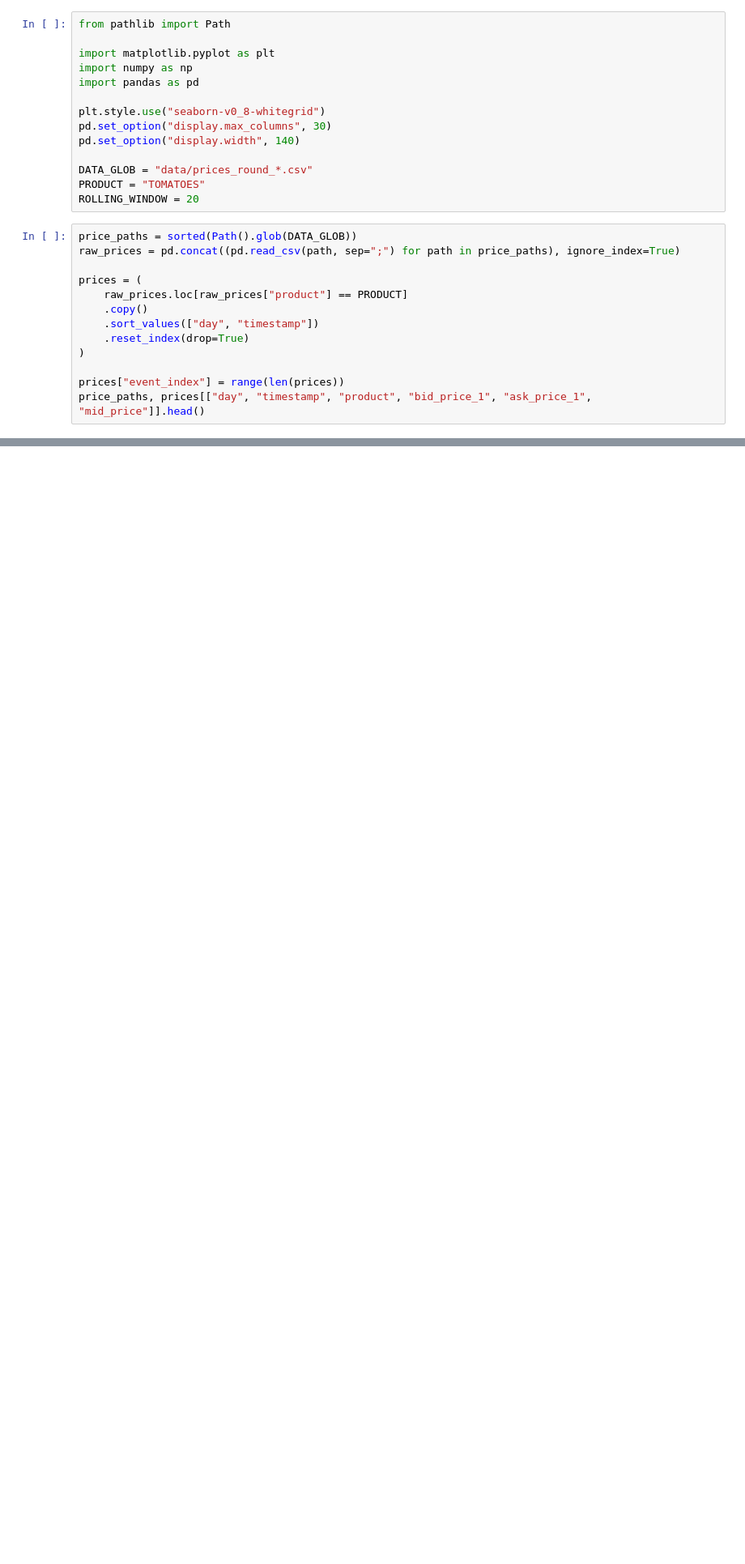
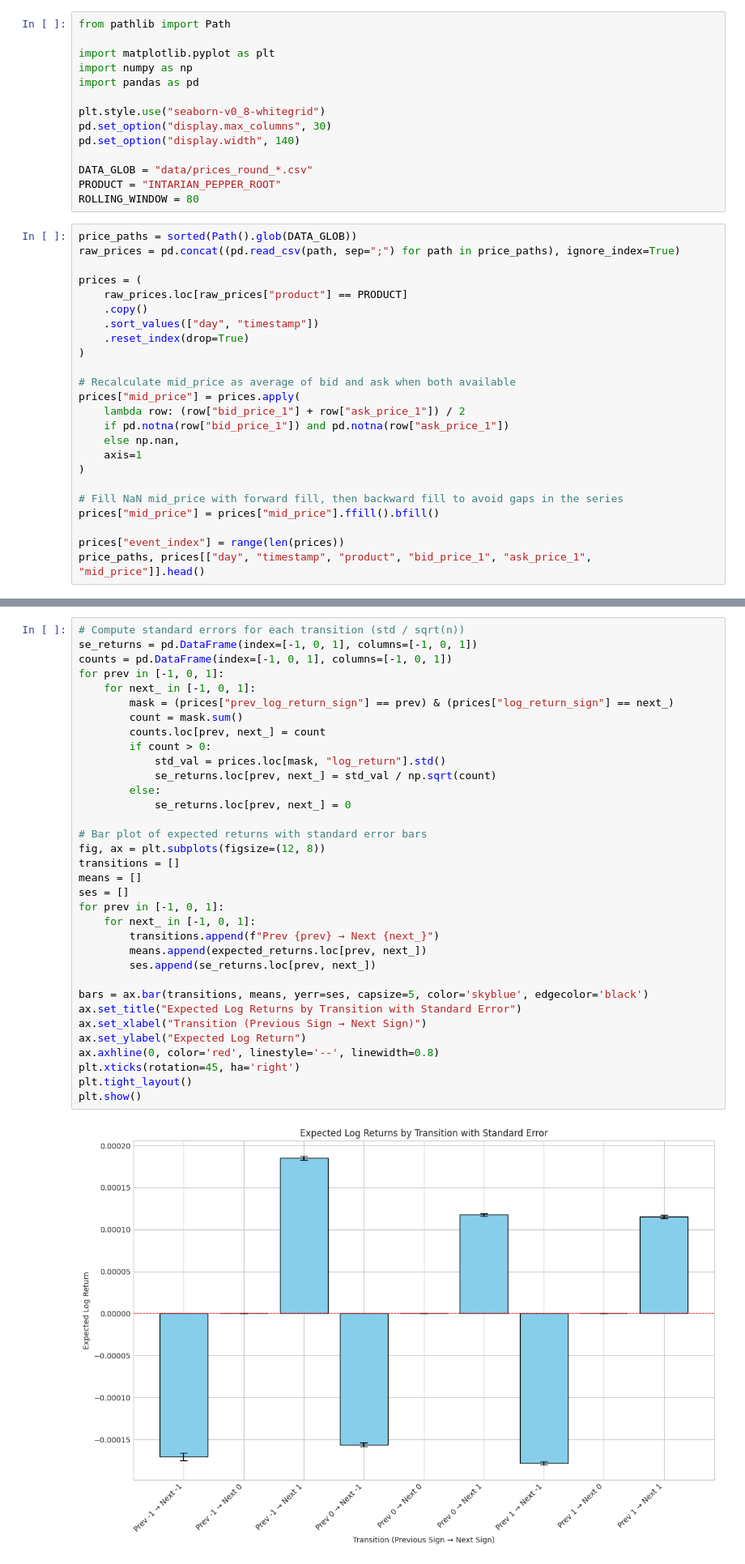
Before and after one commit to ericzzhang27-sys/IMC-Prosperity-4, a Jupyter notebook: tomatoes_volatility_analysis.ipynb, the cells around one changed output, grey strips where cells are left out. Shown at 81% size. Saved outputs shown, nothing was run; the diff lists cells and outputs as text; blank space fills up the shorter version.

Commit message:
analysis on pepper

```diff
--- a/tomatoes_volatility_analysis.ipynb
+++ b/tomatoes_volatility_analysis.ipynb
@@ -16,8 +16,8 @@ pd.set_option("display.max_columns", 30)
 pd.set_option("display.width", 140)
 
 DATA_GLOB = "data/prices_round_*.csv"
-PRODUCT = "TOMATOES"
-ROLLING_WINDOW = 20
+PRODUCT = "INTARIAN_PEPPER_ROOT"
+ROLLING_WINDOW = 80
 # %%
 price_paths = sorted(Path().glob(DATA_GLOB))
 raw_prices = pd.concat((pd.read_csv(path, sep=";") for path in price_paths), ignore_index=True)
@@ -29,6 +29,17 @@ prices = (
     .reset_index(drop=True)
 )
 
+# Recalculate mid_price as average of bid and ask when both available
+prices["mid_price"] = prices.apply(
+    lambda row: (row["bid_price_1"] + row["ask_price_1"]) / 2
+    if pd.notna(row["bid_price_1"]) and pd.notna(row["ask_price_1"])
+    else np.nan,
+    axis=1
+)
+
+# Fill NaN mid_price with forward fill, then backward fill to avoid gaps in the series
+prices["mid_price"] = prices["mid_price"].ffill().bfill()
+
 prices["event_index"] = range(len(prices))
 price_paths, prices[["day", "timestamp", "product", "bid_price_1", "ask_price_1", "mid_price"]].head()
 # %% [markdown]
@@ -119,0 +217,36 @@ trend_summary, trend_by_day
+# %%
+# Compute standard errors for each transition (std / sqrt(n))
+se_returns = pd.DataFrame(index=[-1, 0, 1], columns=[-1, 0, 1])
+counts = pd.DataFrame(index=[-1, 0, 1], columns=[-1, 0, 1])
+for prev in [-1, 0, 1]:
+    for next_ in [-1, 0, 1]:
+        mask = (prices["prev_log_return_sign"] == prev) & (prices["log_return_sign"] == next_)
+        count = mask.sum()
+        counts.loc[prev, next_] = count
+        if count > 0:
+            std_val = prices.loc[mask, "log_return"].std()
+            se_returns.loc[prev, next_] = std_val / np.sqrt(count)
+        else:
+            se_returns.loc[prev, next_] = 0
+
+# Bar plot of expected returns with standard error bars
+fig, ax = plt.subplots(figsize=(12, 8))
+transitions = []
+means = []
+ses = []
+for prev in [-1, 0, 1]:
+    for next_ in [-1, 0, 1]:
+        transitions.append(f"Prev {prev} → Next {next_}")
+        means.append(expected_returns.loc[prev, next_])
+        ses.append(se_returns.loc[prev, next_])
+
+bars = ax.bar(transitions, means, yerr=ses, capsize=5, color='skyblue', edgecolor='black')
+ax.set_title("Expected Log Returns by Transition with Standard Error")
+ax.set_xlabel("Transition (Previous Sign → Next Sign)")
+ax.set_ylabel("Expected Log Return")
+ax.axhline(0, color='red', linestyle='--', linewidth=0.8)
+plt.xticks(rotation=45, ha='right')
+plt.tight_layout()
+plt.show()
+# %% [output]
+[figure, added]
```
Also changed, not shown: parts of 12 cells of this notebook, 7 other files.
